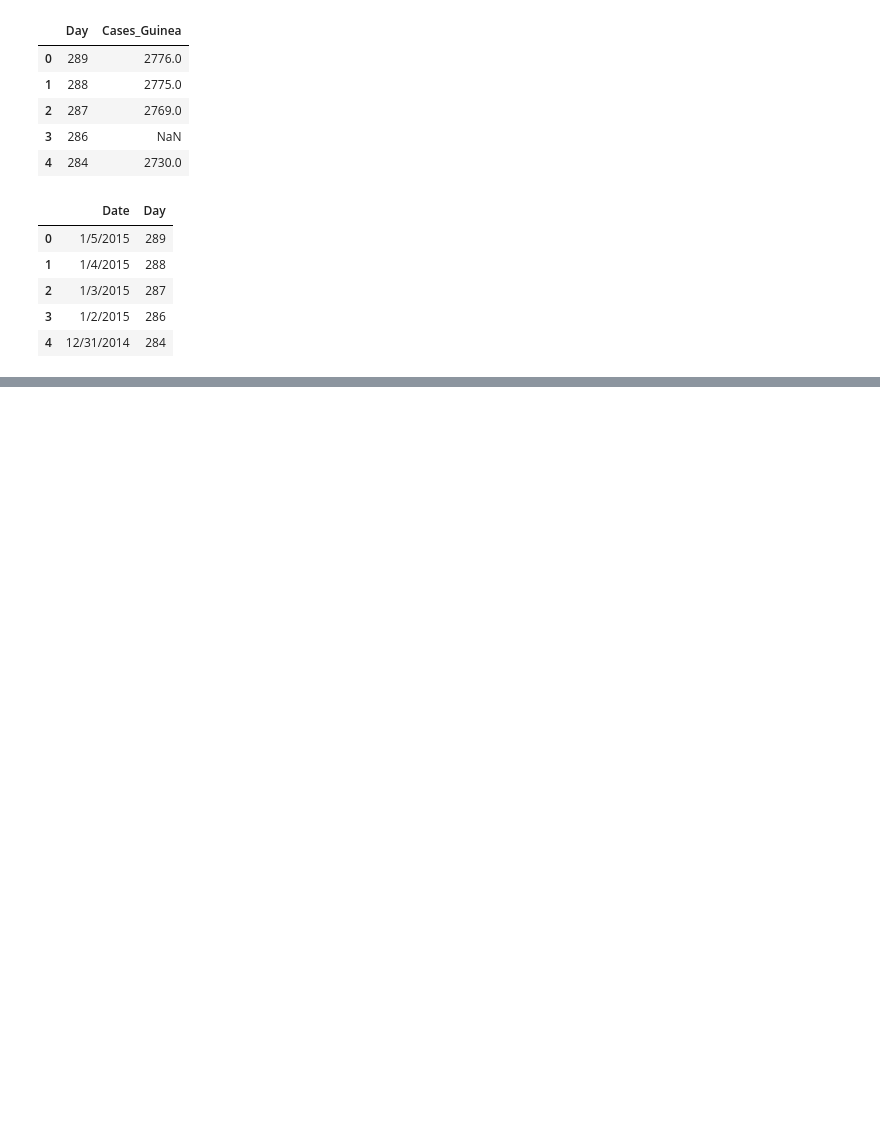
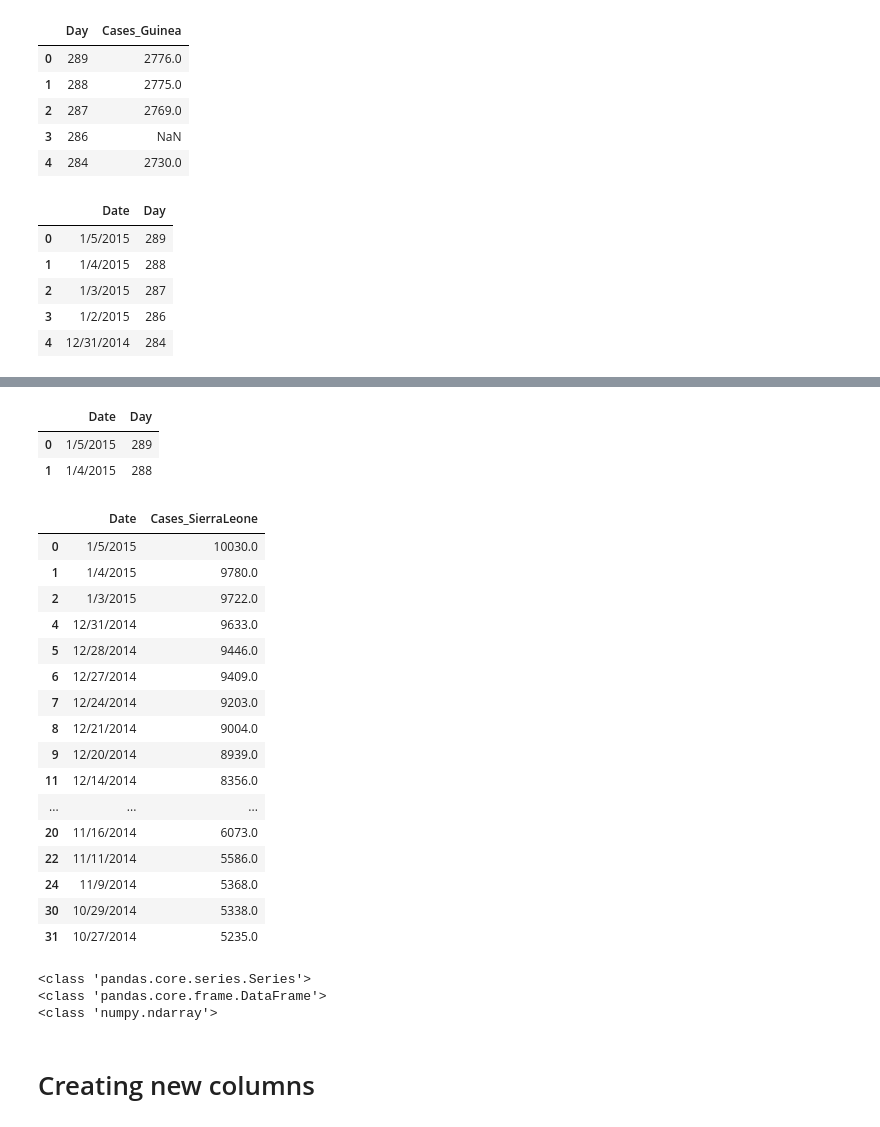
Before and after one commit to chendaniely/2016-pydata-dc-python_useRs, a Jupyter notebook: 01-pythonistas/Python.ipynb, the cells around one changed output, grey strips where cells are left out. Saved outputs shown, nothing was run; the diff lists cells and outputs as text; code cells hidden in the pictures; blank space fills up the shorter version.

```diff
--- a/01-pythonistas/Python.ipynb
+++ b/01-pythonistas/Python.ipynb
@@ -152 +219,38 @@ ebola_df[[0, 1]].head() # 0 indexed
+# %%
+ebola_df.ix[[0, 1], [0, 1]] # slicing rows and columns
+# %% [output]
+|  | Date | Day |
+| 0 | 1/5/2015 | 289 |
+| 1 | 1/4/2015 | 288 |
+# %%
+ebola_df.ix[ebola_df.Cases_SierraLeone > 5000, ['Date', 'Cases_SierraLeone']]
+# %% [output]
+|  | Date | Cases_SierraLeone |
+| 0 | 1/5/2015 | 10030.0 |
+| 1 | 1/4/2015 | 9780.0 |
+| 2 | 1/3/2015 | 9722.0 |
+| 4 | 12/31/2014 | 9633.0 |
+| 5 | 12/28/2014 | 9446.0 |
+| 6 | 12/27/2014 | 9409.0 |
+| 7 | 12/24/2014 | 9203.0 |
+| 8 | 12/21/2014 | 9004.0 |
+| 9 | 12/20/2014 | 8939.0 |
+| 11 | 12/14/2014 | 8356.0 |
+| ... | ... | ... |
+| 20 | 11/16/2014 | 6073.0 |
+| 22 | 11/11/2014 | 5586.0 |
+| 24 | 11/9/2014 | 5368.0 |
+| 30 | 10/29/2014 | 5338.0 |
+| 31 | 10/27/2014 | 5235.0 |
+# %%
+print(type(ebola_df['Day']))
+print(type(ebola_df[['Day', 'Cases_Guinea']]))
+
+print(type(ebola_df['Day'].values))
+# %% [output]
+<class 'pandas.core.series.Series'>
+<class 'pandas.core.frame.DataFrame'>
+<class 'numpy.ndarray'>
+# %% [markdown]
+# Creating new columns
 # %%
```
Also changed, not shown: parts of 32 cells of this notebook, 10 other files.
